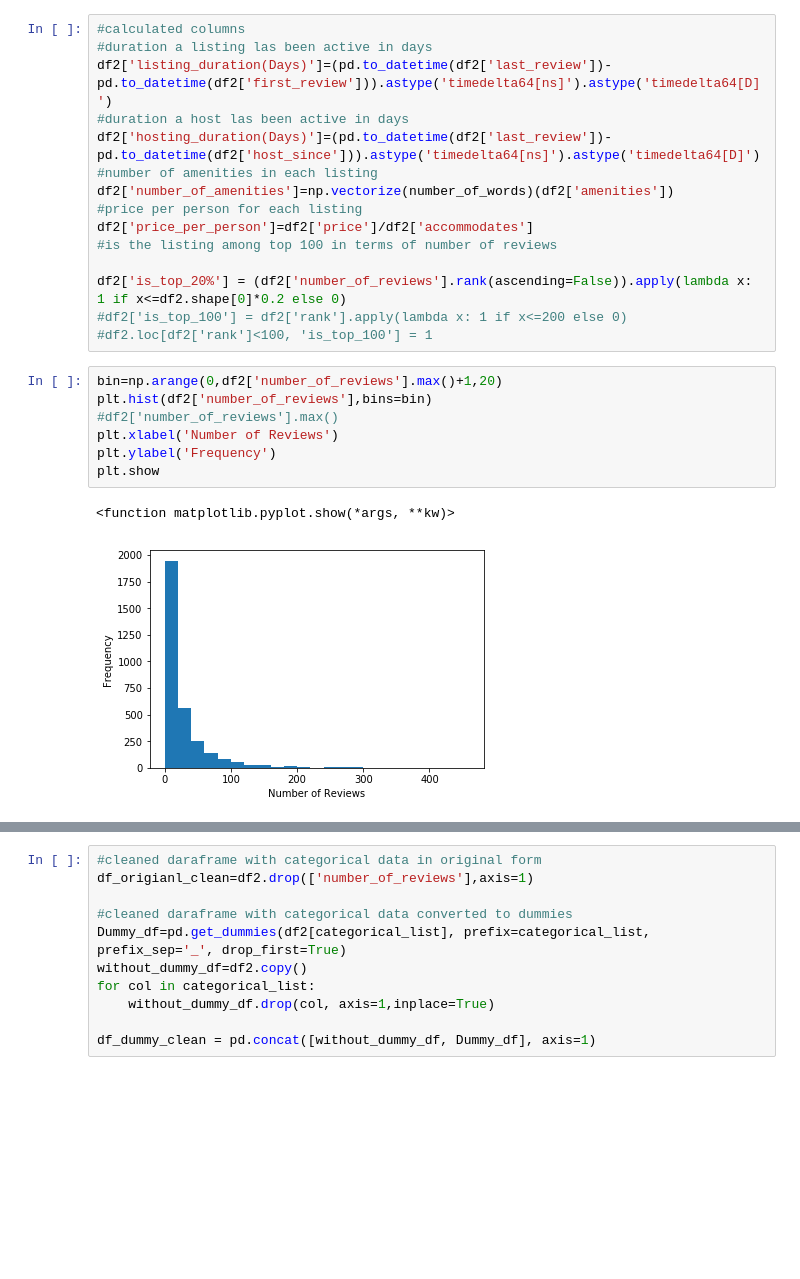
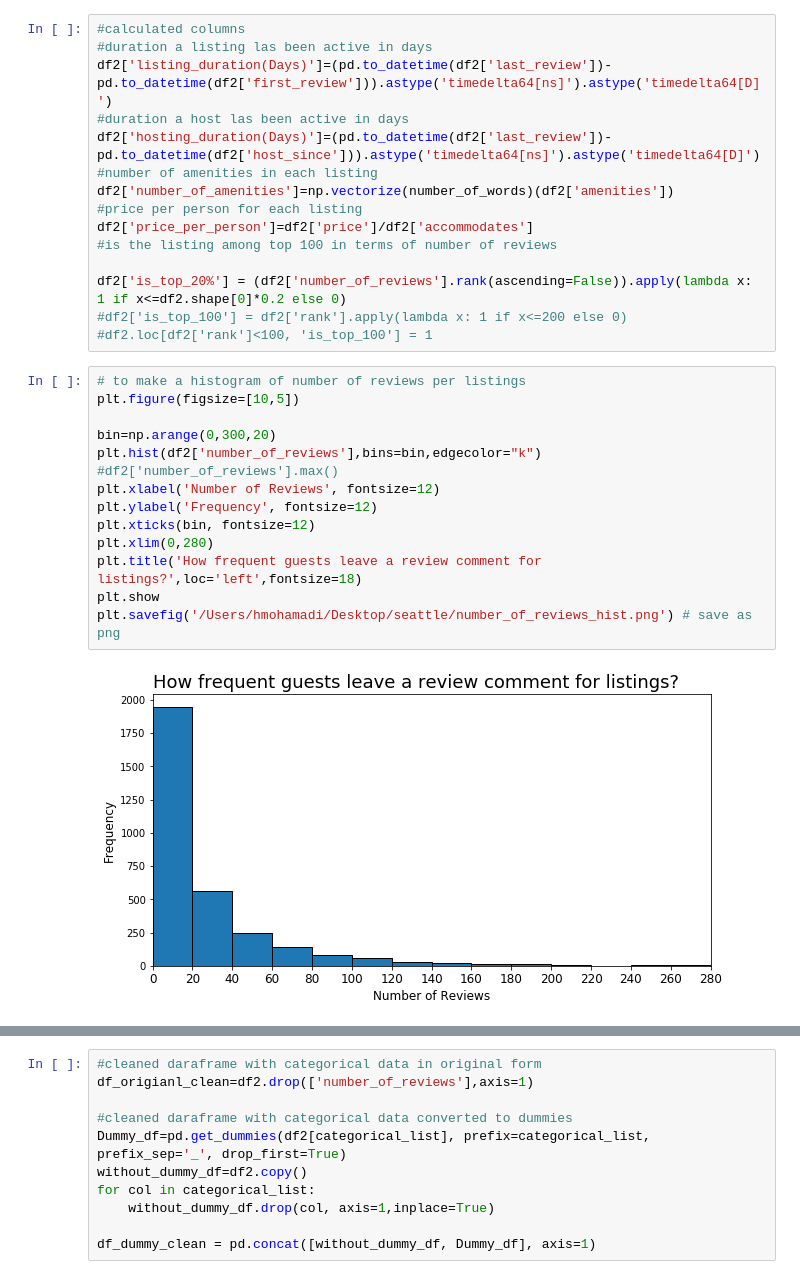
Before and after one commit to nshabani/SeattleAirbnb, a Jupyter notebook: Seattle_Airbnb_final.ipynb, the cells around one changed output, grey strips where cells are left out. Drawn from its saved outputs; the diff is of its cells as text; blank space fills up the shorter version.

Commit message:
Added new chart

```diff
--- a/Seattle_Airbnb_final.ipynb
+++ b/Seattle_Airbnb_final.ipynb
@@ -99,13 +105,19 @@ df2['price_per_person']=df2['price']/df2['accommodates']
 df2['is_top_20%'] = (df2['number_of_reviews'].rank(ascending=False)).apply(lambda x: 1 if x<=df2.shape[0]*0.2 else 0)
 #df2['is_top_100'] = df2['rank'].apply(lambda x: 1 if x<=200 else 0)
 #df2.loc[df2['rank']<100, 'is_top_100'] = 1
-# %%
-bin=np.arange(0,df2['number_of_reviews'].max()+1,20)
-plt.hist(df2['number_of_reviews'],bins=bin)
-#df2['number_of_reviews'].max()
-plt.xlabel('Number of Reviews')
-plt.ylabel('Frequency')
-plt.show
-# %% [output]
-<function matplotlib.pyplot.show(*args, **kw)>
-[figure, removed]
+# %%
+# to make a histogram of number of reviews per listings
+plt.figure(figsize=[10,5])
+
+bin=np.arange(0,300,20)
+plt.hist(df2['number_of_reviews'],bins=bin,edgecolor="k")
+#df2['number_of_reviews'].max()
+plt.xlabel('Number of Reviews', fontsize=12)
+plt.ylabel('Frequency', fontsize=12)
+plt.xticks(bin, fontsize=12)
+plt.xlim(0,280)
+plt.title('How frequent guests leave a review comment for listings?',loc='left',fontsize=18)
+plt.show
+plt.savefig('/Users/hmohamadi/Desktop/seattle/number_of_reviews_hist.png') # save as png
+# %% [output]
+[figure, added]
```
Also changed, not shown: parts of 19 cells of this notebook.
